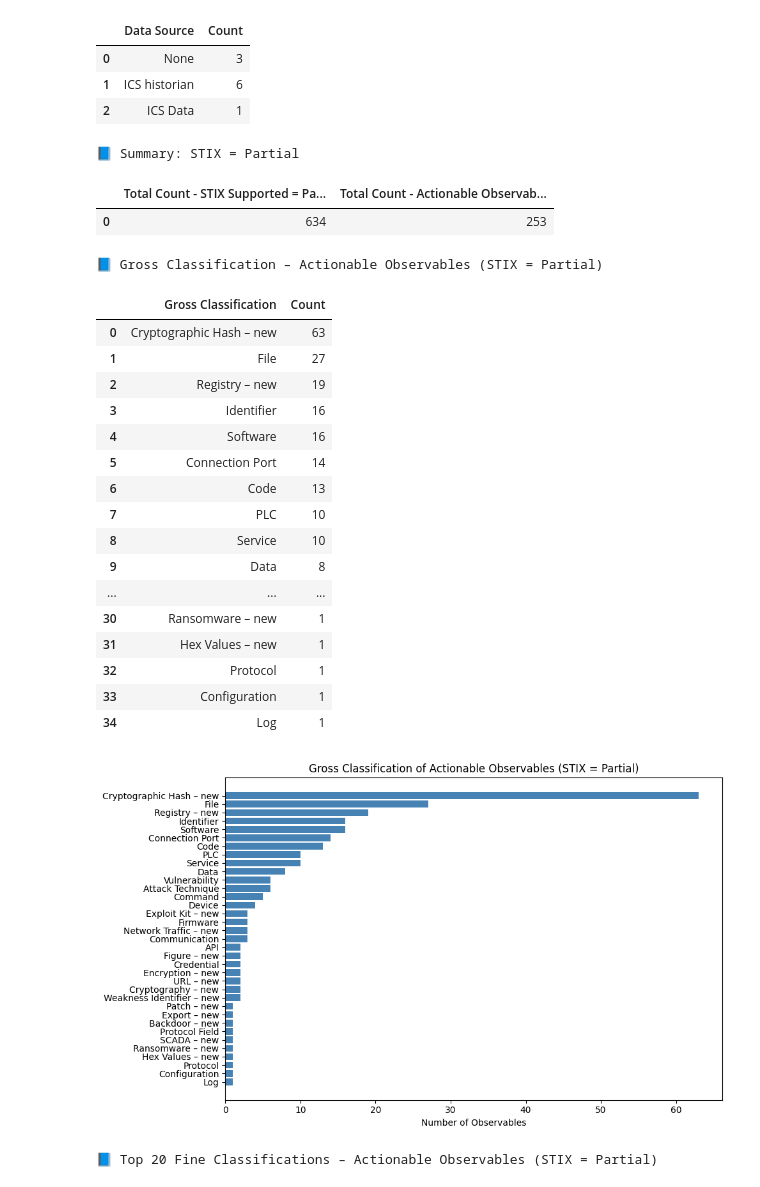
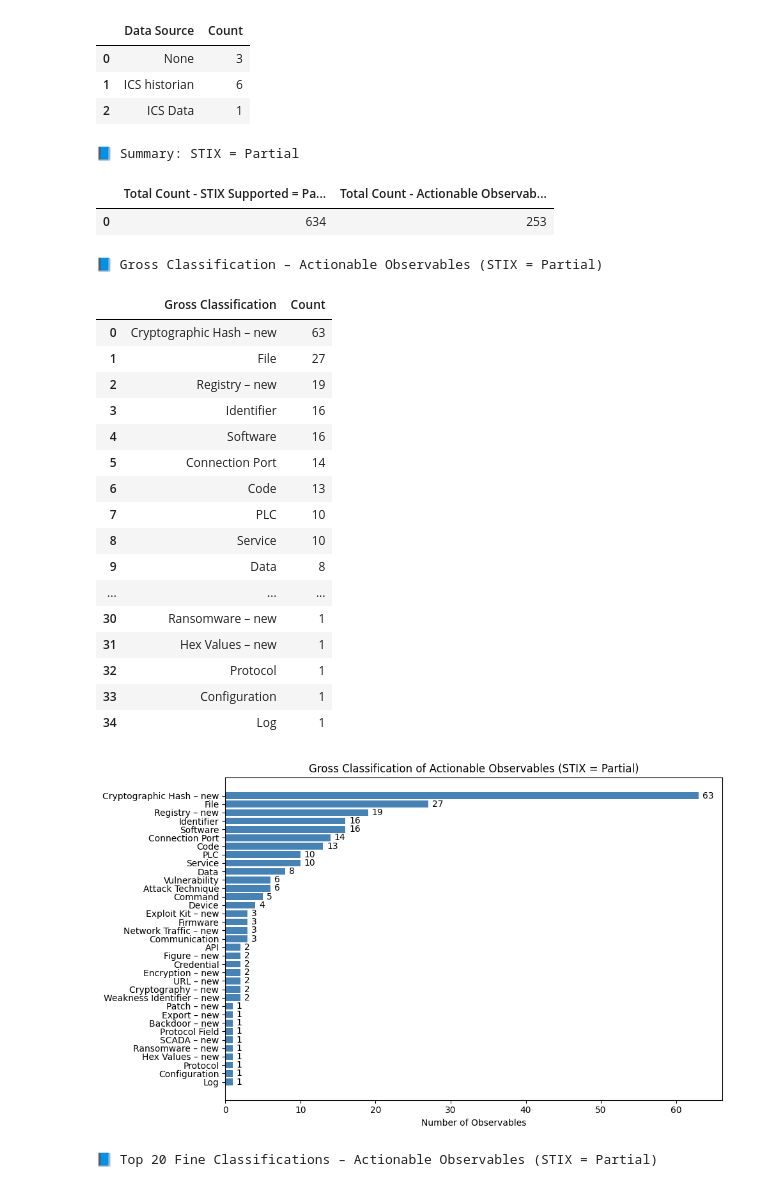
Before and after one commit to dorinhazan/FinalProject-DataScience, a Jupyter notebook: final_statistics.ipynb, the cells around one changed output. Saved outputs shown, nothing was run; the diff lists cells and outputs as text; code cells hidden in the pictures.

```diff
--- a/final_statistics.ipynb
+++ b/final_statistics.ipynb
@@ -105,14 +105,24 @@ for category in target_categories:
 # Convert to DataFrame
 df_category_stats = pd.DataFrame(category_stats)
 
-# Plotting
 plt.figure(figsize=(8, 6))
 bar_width = 0.35
 x = range(len(df_category_stats))
 
-plt.bar(x, df_category_stats["total"], width=bar_width, label="Total")
-plt.bar([p + bar_width for p in x], df_category_stats["actionable"], width=bar_width, label="Actionable")
+# Plot bars
+bars_total = plt.bar(x, df_category_stats["total"], width=bar_width, label="Total", color='lightblue')
+bars_actionable = plt.bar([p + bar_width for p in x], df_category_stats["actionable"], width=bar_width, label="Actionable", color='orange')
 
+# Add labels on top of bars
+for bar in bars_total:
+    height = bar.get_height()
+    plt.text(bar.get_x() + bar.get_width() / 2, height + 0.3, str(height), ha='center', va='bottom', fontsize=9)
+
+for bar in bars_actionable:
+    height = bar.get_height()
+    plt.text(bar.get_x() + bar.get_width() / 2, height + 0.3, str(height), ha='center', va='bottom', fontsize=9)
+
+# Labels and layout
 plt.xlabel("Gross Classification")
 plt.ylabel("Number of Observables")
 plt.title("Total vs Actionable Observables by Category")
@@ -120,6 +130,5 @@ plt.xticks([p + bar_width / 2 for p in x], df_category_stats["gross_classificati
 plt.legend()
 plt.tight_layout()
 plt.show()
-
 df_category_stats
 # %% [output]
@@ -381,41 +390,45 @@ def styled_table(df, title):
 display(styled_table(summary_df, "📘 Summary: STIX = Partial"))
 
 display(styled_table(df_gross_class.reset_index(drop=True), "📘 Gross Classification – Actionable Observables (STIX = Partial)"))
-
-# Plotting gross_classification
 plt.figure(figsize=(10, 6))
-plt.barh(df_gross_class["Gross Classification"], df_gross_class["Count"], color='steelblue')
+bars = plt.barh(df_gross_class["Gross Classification"], df_gross_class["Count"], color='steelblue')
 plt.xlabel("Number of Observables")
 plt.title("Gross Classification of Actionable Observables (STIX = Partial)")
+
+# Add text labels to each bar
+for bar in bars:
+    width = bar.get_width()
+    plt.text(width + 0.5, bar.get_y() + bar.get_height() / 2, str(int(width)), va='center')
+
 plt.gca().invert_yaxis()
 plt.tight_layout()
 plt.show()
 
 # Display styled summary and results
 display(styled_table(df_fine_class.reset_index(drop=True), "📘 Top 20 Fine Classifications – Actionable Observables (STIX = Partial)"))
 # %% [output]
 📘 Summary: STIX = Partial
 |  | Total Count - STIX Supported = Pa... | Total Count - Actionable Observab... |
 | 0 | 634 | 253 |
 📘 Gross Classification – Actionable Observables (STIX = Partial)
 |  | Gross Classification | Count |
 | 0 | Cryptographic Hash – new | 63 |
 | 1 | File | 27 |
 | 2 | Registry – new | 19 |
 | 3 | Identifier | 16 |
 | 4 | Software | 16 |
 | 5 | Connection Port | 14 |
 | 6 | Code | 13 |
 | 7 | PLC | 10 |
 | 8 | Service | 10 |
 | 9 | Data | 8 |
 | ... | ... | ... |
 | 30 | Ransomware – new | 1 |
 | 31 | Hex Values – new | 1 |
 | 32 | Protocol | 1 |
 | 33 | Configuration | 1 |
 | 34 | Log | 1 |
-[figure, old version]
+[figure, new version]
 📘 Top 20 Fine Classifications – Actionable Observables (STIX = Partial)
 |  | Fine Classification | Count |
 | 0 | Registry Value | 16 |
```
Also changed, not shown: parts of 2 cells of this notebook.
